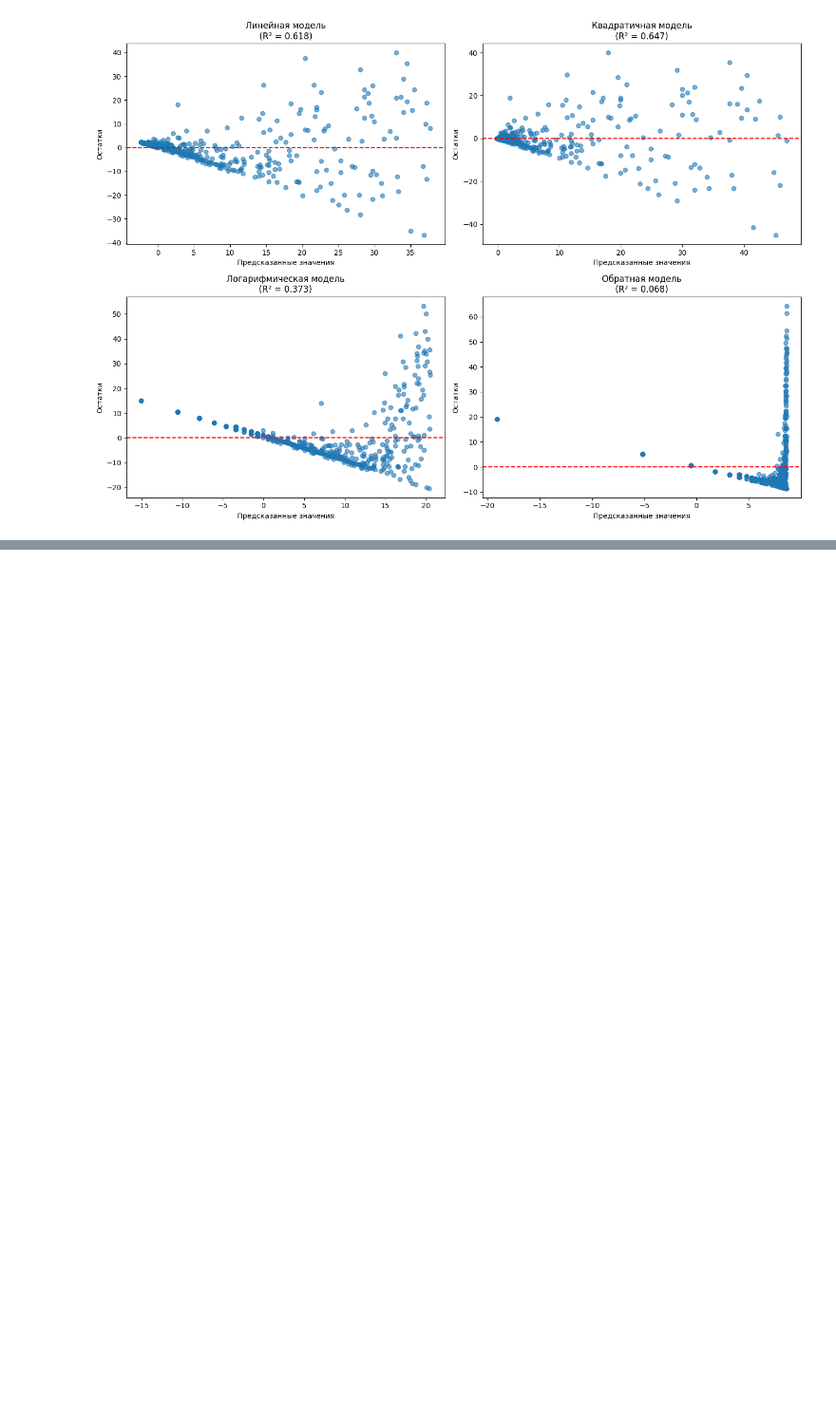
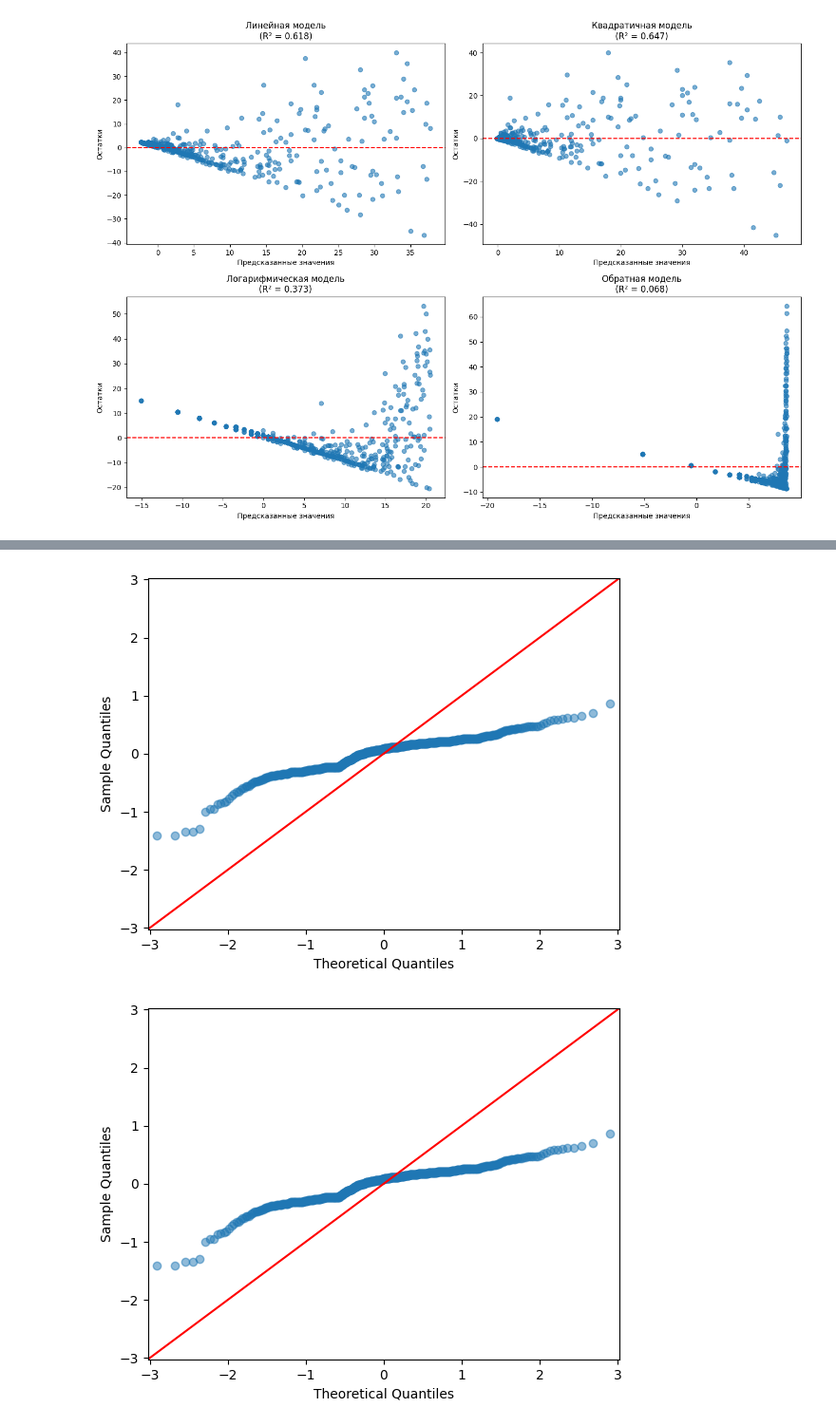
Before and after one commit to DaniilPominov/data_science, a Jupyter notebook: src/project/Задание_Анализ цифрового следа.ipynb, the cells around one changed output, grey strips where cells are left out. Shown: that part at 95% size. Saved outputs shown, nothing was run; the diff lists cells and outputs as text; code cells hidden in the pictures; blank space fills up the shorter version.

```diff
--- a/src/project/Задание_Анализ цифрового следа.ipynb
+++ b/src/project/Задание_Анализ цифрового следа.ipynb
@@ -450,0 +413,6 @@ P-value остатков: 0.0000
+# %%
+from scipy.stats import distributions
+sm.qqplot(residuals,alpha=0.5,dist = distributions.norm,line='45')
+# %% [output]
+[figure, added]
+[figure, added]
```
Also changed, not shown: parts of 14 cells of this notebook.
